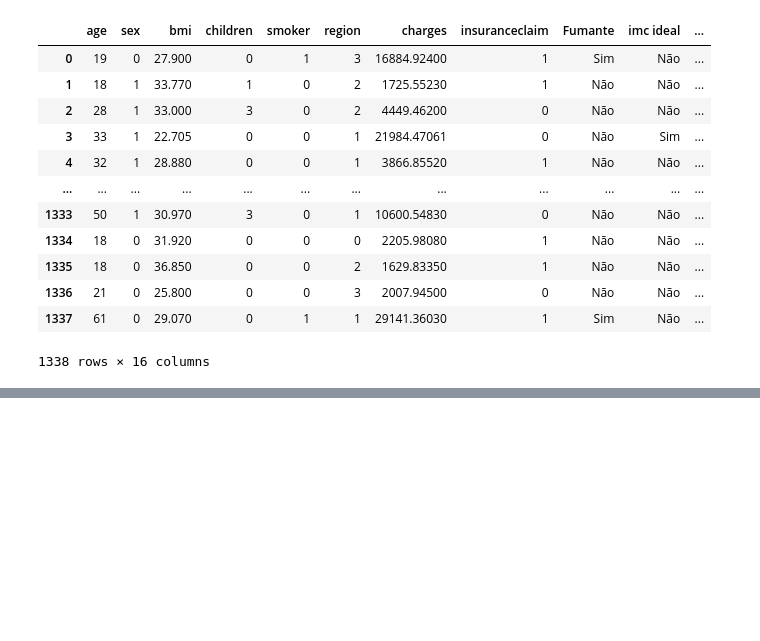
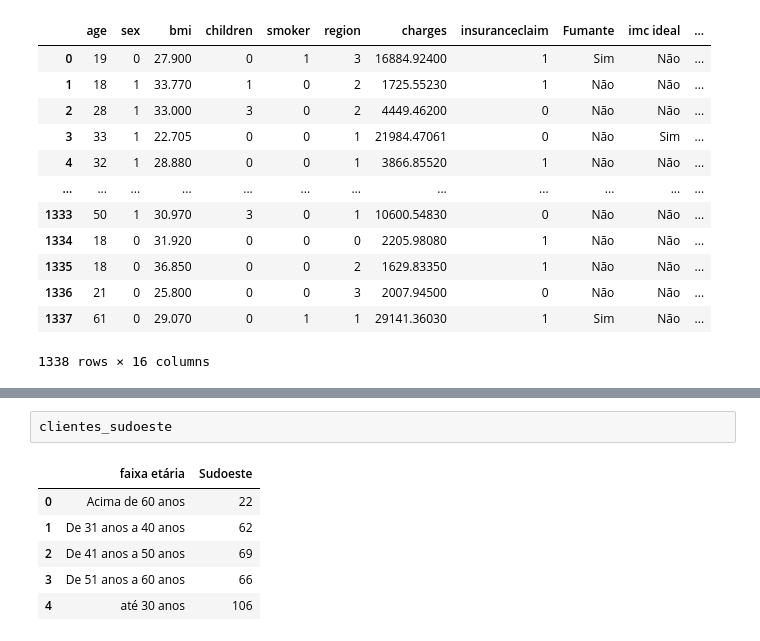
Before and after one commit to danqueiroz/case, a Jupyter notebook: Untitled.ipynb, the cells around one changed output, grey strips where cells are left out. Cells and saved outputs as stored; diff of their text form; blank space fills up the shorter version.

```diff
--- a/Untitled.ipynb
+++ b/Untitled.ipynb
@@ -251,0 +310,9 @@ clientes_sudeste
+# %%
+clientes_sudoeste
+# %% [output]
+|  | faixa etária | Sudoeste |
+| 0 | Acima de 60 anos | 22 |
+| 1 | De 31 anos a 40 anos | 62 |
+| 2 | De 41 anos a 50 anos | 69 |
+| 3 | De 51 anos a 60 anos | 66 |
+| 4 | até 30 anos | 106 |
```
Also changed, not shown: parts of 10 cells of this notebook, 1 other file.
